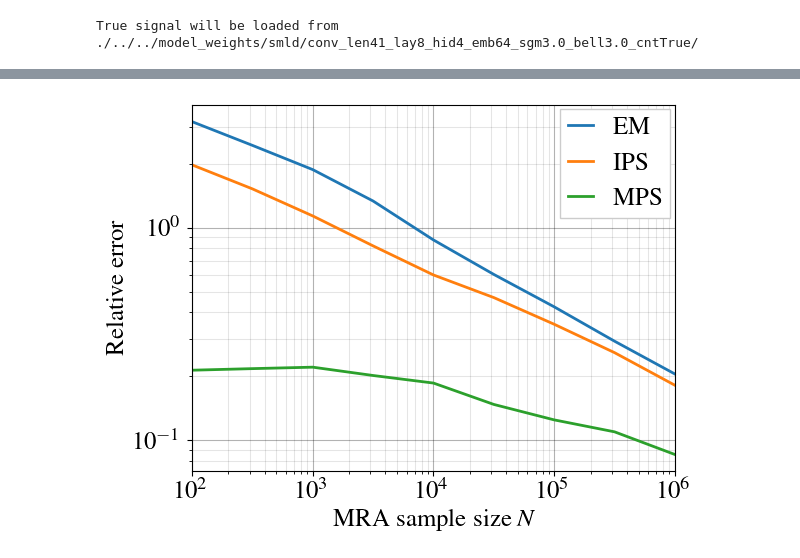
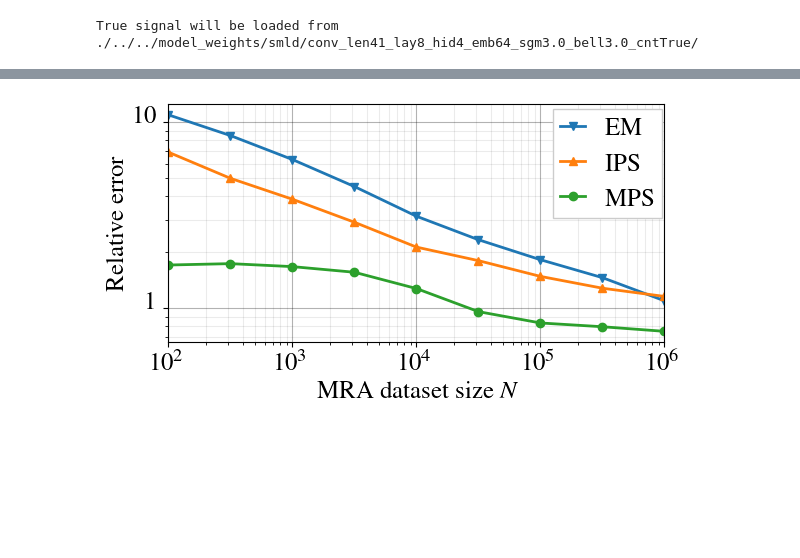
Before and after one commit to lepamacka/MRA_signalrecovery, a Jupyter notebook: src/major_plotting.ipynb, the cells around one changed output, grey strips where cells are left out. Cells and saved outputs as stored; diff of their text form; code cells hidden in the pictures; blank space fills up the shorter version.

```diff
--- a/src/major_plotting.ipynb
+++ b/src/major_plotting.ipynb
@@ -124,6 +159,14 @@ signal_EM_rmsds = torch.stack(signal_EM_rmsds).to(device)
 # %%
-posterior_est_rmsd_avg = posterior_est_rmsds.mean(dim=1)
-signal_IPS_rmsd_avg = signal_IPS_rmsds.mean(dim=1)
-signal_OPM_rmsd_avg = signal_OPM_rmsds.mean(dim=1)
-signal_EM_rmsd_avg = signal_EM_rmsds.mean(dim=1)
+posterior_est_diffnorm_avg = posterior_est_rmsds.mean(dim=1)
+signal_IPS_diffnorm_avg = signal_IPS_rmsds.mean(dim=1)
+signal_OPM_diffnorm_avg = signal_OPM_rmsds.mean(dim=1)
+signal_EM_diffnorm_avg = signal_EM_rmsds.mean(dim=1)
+if use_alt_posterior:
+    posterior2_est_diffnorm_avg = posterior2_est_rmsds.mean(dim=1)
+# %%
+true_mean = -signal_true.min()
+signal_true = signal_true+true_mean
+true_norm = signal_true.square().sum().sqrt()/np.sqrt(length)
+# true_norm = signal_true.square().sum().sqrt()
+# true_norm = 1.
 # %%
@@ -144,48 +189,78 @@ plt.rcParams.update({
 # %%
 if len(M_vals) > 1:
     fig_l, ax_l = plt.subplots()
     ax_l.loglog(
         M_vals,
-        signal_EM_rmsd_avg/signal_true.norm(),
+        signal_EM_diffnorm_avg/true_norm,
         color="tab:blue",
         linewidth=2,
+        marker="v",
     )
     ax_l.loglog(
         M_vals,
-        signal_IPS_rmsd_avg/signal_true.norm(),
+        signal_IPS_diffnorm_avg/true_norm,
         color="tab:orange",
         linewidth=2,
+        marker="^",
     )
+    if use_alt_posterior:
+        ax_l.loglog(
+            M_vals,
+            posterior2_est_diffnorm_avg/true_norm,
+            color="tab:purple",
+            linewidth=2,
+            marker="s",
+        )
     ax_l.loglog(
         M_vals,
-        posterior_est_rmsd_avg/signal_true.norm(),
+        posterior_est_diffnorm_avg/true_norm,
         color="tab:green",
         linewidth=2,
+        marker="o",
     )
-    ax_l.legend(
-        [
-            "EM",
-            "IPS",
-            "MPS",
-            # "OPM",
-        ],
-        fontsize=plot_fontsize,
-        loc='upper right',
-        fancybox=False,
-        framealpha=1.,
-        bbox_to_anchor=(1.016, 1.023, 0, 0),
-        borderpad=0.3,
-        handlelength=1.,
-    )
+    if use_alt_posterior:
+        legend_list = ["EM", "IPS", "MPS (mis)", "MPS (corr)"]
+        ax_l.legend(
+            legend_list,
+            fontsize=plot_fontsize,
+            loc='upper right',
+            fancybox=False,
+            framealpha=1.,
+            bbox_to_anchor=(1.021, 1.03, 0, 0),
+            borderpad=0.3,
+            handlelength=1.,
+            ncols=2,
+            columnspacing=1.0,
+        )
+    else:
+        legend_list = ["EM", "IPS", "MPS"]
+        ax_l.legend(
+            legend_list,
+            fontsize=plot_fontsize,
+            loc='upper right',
+            fancybox=False,
+            framealpha=1.,
+            bbox_to_anchor=(1.021, 1.03, 0, 0),
+            borderpad=0.3,
+            handlelength=1.,
+        )
+
     ax_l.set_xlim(10**2, 10**6)
     # ax_l.set_ylim()
     ax_l.set_ylabel("Relative error")
-    ax_l.set_xlabel("MRA sample size~$N$")
+    ax_l.set_xlabel("MRA dataset size~$N$")
     ax_l.grid(which="major", color="k", alpha=0.3)
-    ax_l.grid(which="minor", color="k", alpha=0.1)
-    fig_l.tight_layout()
+    ax_l.grid(which="minor", color="k", alpha=0.08)
+    # ax_l.set_yticks([0.1, 1])
+    # ax_l.set_yticklabels(["0.1", "1"])
+    ax_l.set_yticks([1, 10])
+    ax_l.set_yticklabels(["1", "10"])
+    for tick in ax_l.yaxis.get_majorticklabels():
+        tick.set_verticalalignment("baseline")
+    ax_l.set_aspect(1.5)
+    # fig_l.tight_layout()
     plt.savefig(FIG_PATH + f'errloglog_{signal_sampler_type}.png')
     plt.savefig(FIG_PATH + f'errloglog_{signal_sampler_type}.pdf')
 # %% [output]
-[figure, old version]
+[figure, new version]
 # %%
```
Also changed, not shown: parts of 5 cells of this notebook, 16 other files.
